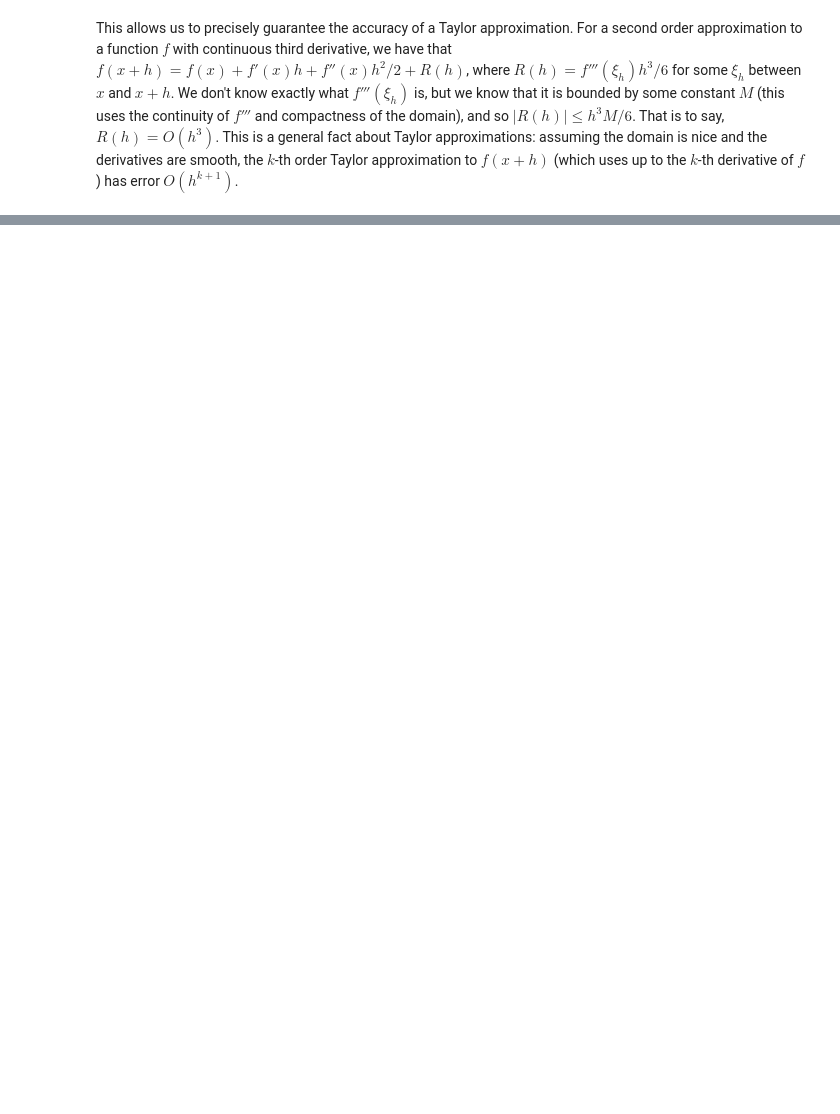
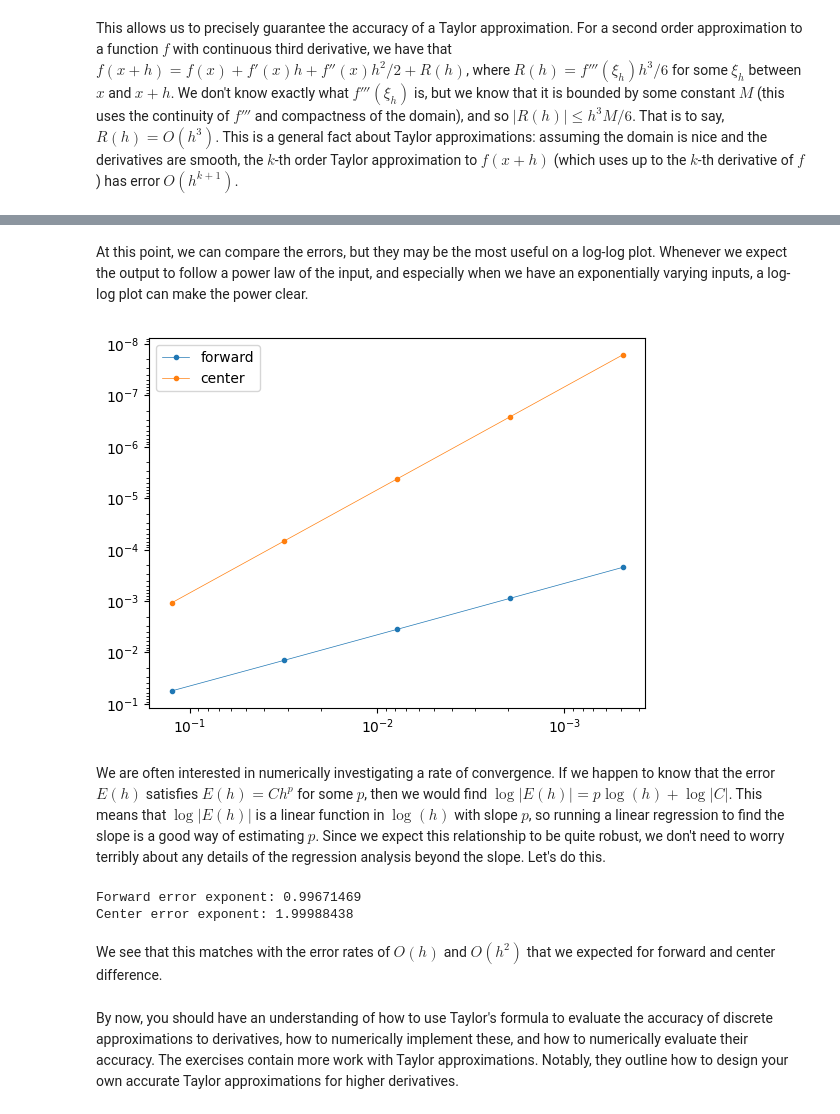
Before and after one commit to Joshuame13/Numerical-PDEs, a Jupyter notebook: notebook.ipynb, the cells around one changed output, grey strips where cells are left out. Cells and saved outputs as stored; diff of their text form; code cells hidden in the pictures; blank space fills up the shorter version.

Commit message:
Finish Taylor section and exercises

```diff
--- a/notebook.ipynb
+++ b/notebook.ipynb
@@ -48,0 +78,56 @@ This allows us to precisely guarantee the accuracy of a Taylor approximation. Fo
+# %%
+import numpy as np # NumPy will provide the values of sin for us
+import matplotlib.pyplot as plt
+
+x = 2
+h_vals = np.array([2**-3, 2**-5, 2**-7, 2**-9, 2**-11])
+                # The operator ** is exponentiation
+forward_derivative = (np.sin(x + h_vals) - np.sin(x))/h_vals
+                # when NumPy does an operation on arrays, it does it element
+                # by element. The expression x + h_vals adds x to each element
+                # of h_vals, etc.
+center_derivative = (np.sin(x + h_vals) - np.sin(x - h_vals))/(2 * h_vals)
+true_derivative = np.cos(x)
+forward_error = np.abs(forward_derivative - true_derivative)
+center_error = np.abs(center_derivative - true_derivative)
+# %% [markdown]
+At this point, we can compare the errors, but they may be the most useful on a log-log plot. Whenever we expect the output to follow a power law of the input, and especially when we have an exponentially varying inputs, a log-log plot can make the power clear.
+# %%
+plt.loglog(h_vals, forward_error, '.-', linewidth = .5, label = 'forward')
+plt.loglog(h_vals, center_error, '.-', linewidth = .5, label = 'center')
+# the '.-' argument says to have points marking the data points and
+# a solid line connecting the dots
+plt.gca().invert_xaxis() # these lines invert the axes so that up/right
+plt.gca().invert_yaxis() # represents increasing accuracy (closer to 0)
+plt.legend() # this adds a legend
+plt.show()   # this actually shows the plot
+# %% [output]
+[figure, added]
+# %% [markdown]
+We are often interested in numerically investigating a rate of convergence. If we happen to know that the error $E(h)$ satisfies $E(h) = C h^p$ for some $p$, then we would find $\log |E(h)| = p \log(h) + \log|C|$. This means that $\log |E(h)|$ is a linear function in $\log(h)$ with slope $p$, so running a linear regression to find the slope is a good way of estimating $p$. Since we expect this relationship to be quite robust, we don't need to worry terribly about any details of the regression analysis beyond the slope. Let's do this.
+# %%
+log_h = np.log(h_vals)
+log_for_err = np.log(forward_error)
+log_ctr_err = np.log(center_error)
+A = np.stack([log_h, np.ones(len(log_h))]).T
+# The numpy least squares function takes in a matrix A and vector b and
+# returns the vector x which best approximates Ax = b (where Ax is matrix
+# multiplication) in a least-squares sense. The vector b will be our outcomes,
+# and A will be our inputs: log_h and a constant term. The np.ones() function
+# makes an array of constant ones, np.stack puts this vector next to log_h,
+# and the .T transposes this so it is in the correct orientation for
+# matrix multiplication.
+for_exp = np.linalg.lstsq(A, log_for_err, rcond = None)[0][0]
+ctr_exp = np.linalg.lstsq(A, log_ctr_err, rcond = None)[0][0]
+# rcond is mildly technical and you don't need to worry about.
+# Read the documentation for linalg.lstsq to confirm that the [0][0] extracts
+# the correct coefficient from the regression.
+print("Forward error exponent: " + np.array2string(for_exp))
+print("Center error exponent: " + np.array2string(ctr_exp))
+# %% [output]
+Forward error exponent: 0.99671469
+Center error exponent: 1.99988438
+# %% [markdown]
+We see that this matches with the error rates of $O(h)$ and $O(h^2)$ that we expected for forward and center difference.
+# %% [markdown]
+By now, you should have an understanding of how to use Taylor's formula to evaluate the accuracy of discrete approximations to derivatives, how to numerically implement these, and how to numerically evaluate their accuracy. The exercises contain more work with Taylor approximations. Notably, they outline how to design your own accurate Taylor approximations for higher derivatives.
```
Also changed, not shown: parts of 10 cells of this notebook.
